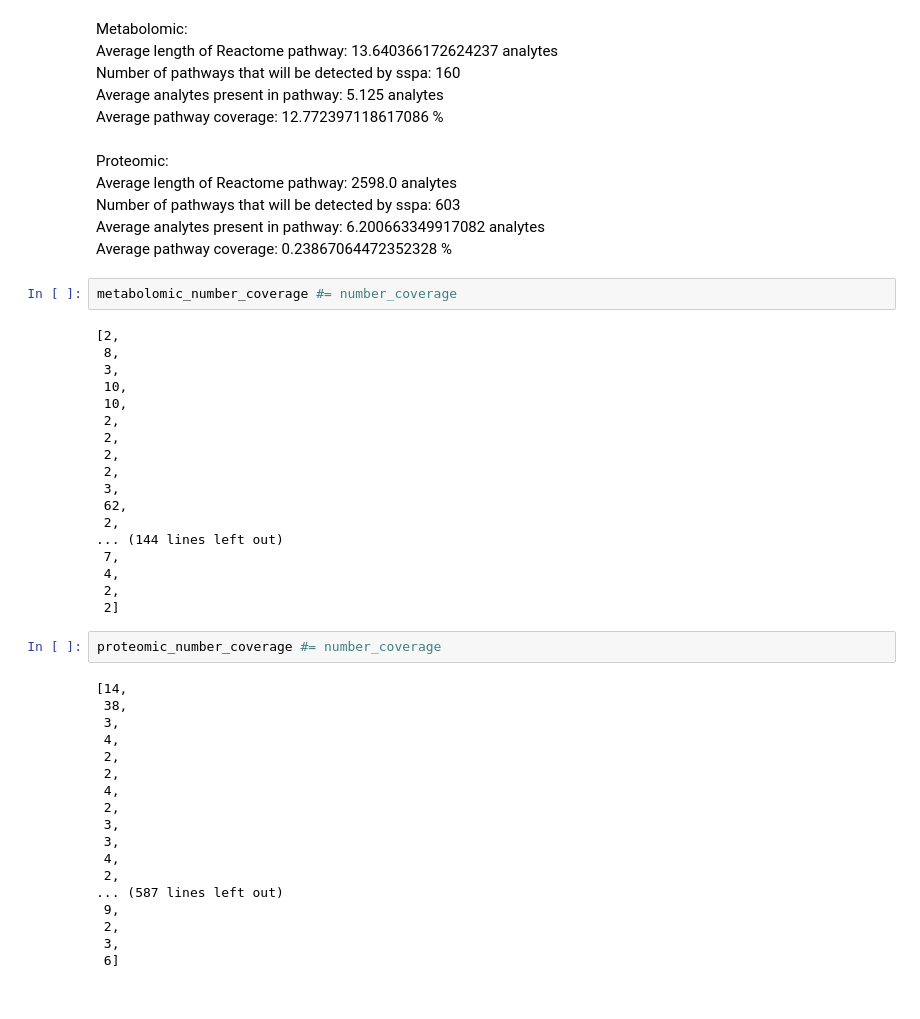
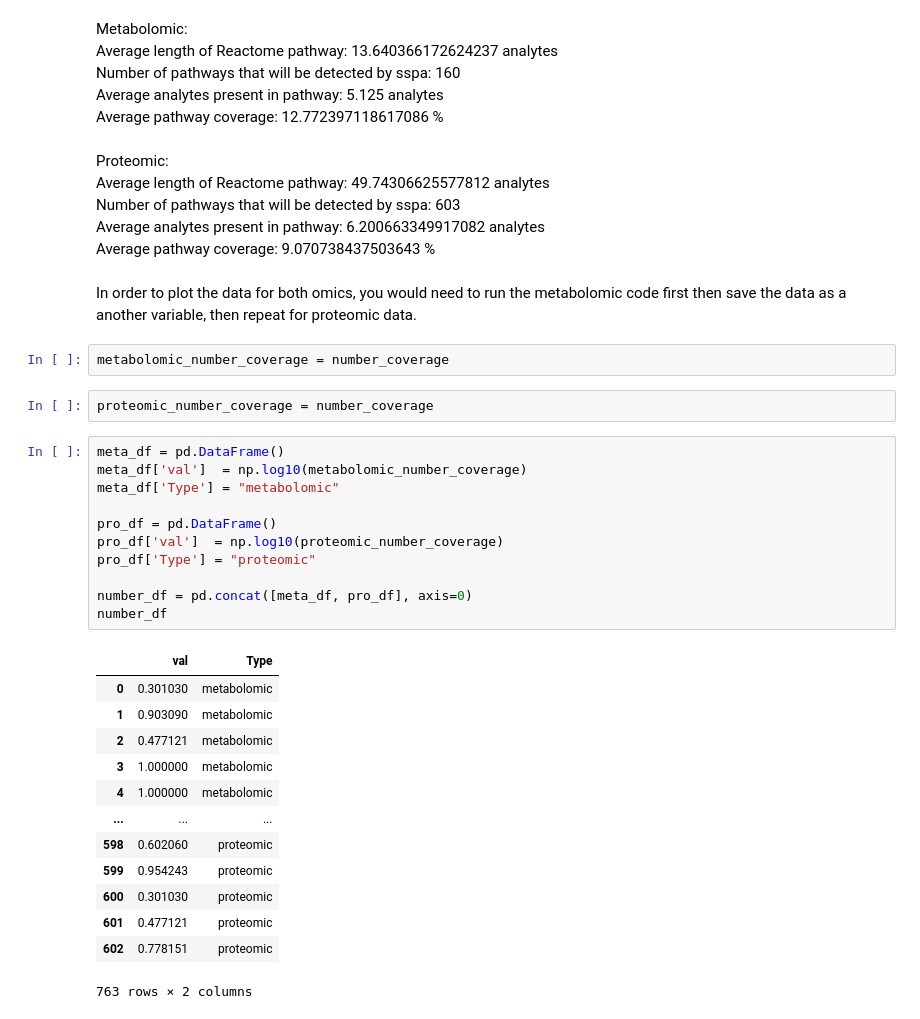
Before and after one commit to j-keung/multiomics-pathway-analysis, a Jupyter notebook: pathway_coverage.ipynb, the cells around one changed output. Cells and saved outputs as stored; diff of their text form.

```diff
--- a/pathway_coverage.ipynb
+++ b/pathway_coverage.ipynb
@@ -99,47 +85,38 @@ Average analytes present in pathway:  5.125 analytes <br>
 Average pathway coverage:  12.772397118617086 % <br>
 # %% [markdown]
 Proteomic: <br>
-Average length of Reactome pathway:  2598.0 analytes <br>
+Average length of Reactome pathway:  49.74306625577812 analytes <br>
 Number of pathways that will be detected by sspa:  603 <br>
 Average analytes present in pathway:  6.200663349917082 analytes <br>
-Average pathway coverage:  0.23867064472352328 % <br>
+Average pathway coverage:  9.070738437503643 % <br>
+# %% [markdown]
+In order to plot the data for both omics, you would need to run the metabolomic code first then save the data as a another variable, then repeat for proteomic data.
 # %%
-metabolomic_number_coverage #= number_coverage
+metabolomic_number_coverage = number_coverage
-# %% [output]
-[2,
- 8,
- 3,
- 10,
- 10,
- 2,
- 2,
- 2,
- 2,
- 3,
- 62,
- 2,
-... (144 lines left out)
- 7,
- 4,
- 2,
- 2]
 # %%
-proteomic_number_coverage #= number_coverage
+proteomic_number_coverage = number_coverage
-# %% [output]
-[14,
- 38,
- 3,
- 4,
- 2,
- 2,
- 4,
- 2,
- 3,
- 3,
- 4,
- 2,
-... (587 lines left out)
- 9,
- 2,
- 3,
- 6]
+# %%
+meta_df = pd.DataFrame()
+meta_df['val']  = np.log10(metabolomic_number_coverage)
+meta_df['Type'] = "metabolomic"
+
+pro_df = pd.DataFrame()
+pro_df['val']  = np.log10(proteomic_number_coverage)
+pro_df['Type'] = "proteomic"
+
+number_df = pd.concat([meta_df, pro_df], axis=0)
+number_df
+# %% [output]
+|  | val | Type |
+| 0 | 0.301030 | metabolomic |
+| 1 | 0.903090 | metabolomic |
+| 2 | 0.477121 | metabolomic |
+| 3 | 1.000000 | metabolomic |
+| 4 | 1.000000 | metabolomic |
+| ... | ... | ... |
+| 598 | 0.602060 | proteomic |
+| 599 | 0.954243 | proteomic |
+| 600 | 0.301030 | proteomic |
+| 601 | 0.477121 | proteomic |
+| 602 | 0.778151 | proteomic |
+763 rows × 2 columns
```
Also changed, not shown: parts of 38 cells of this notebook, 1 other file.
